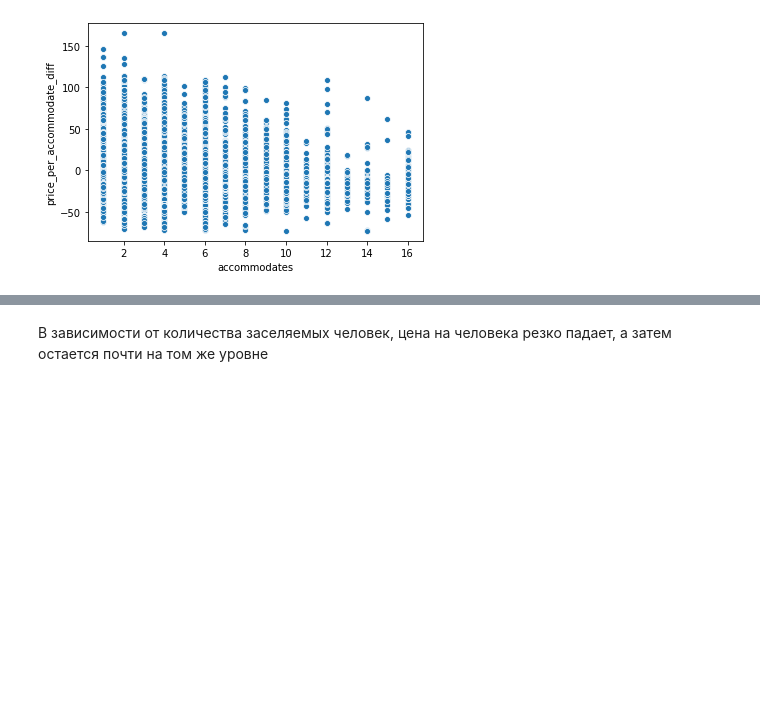
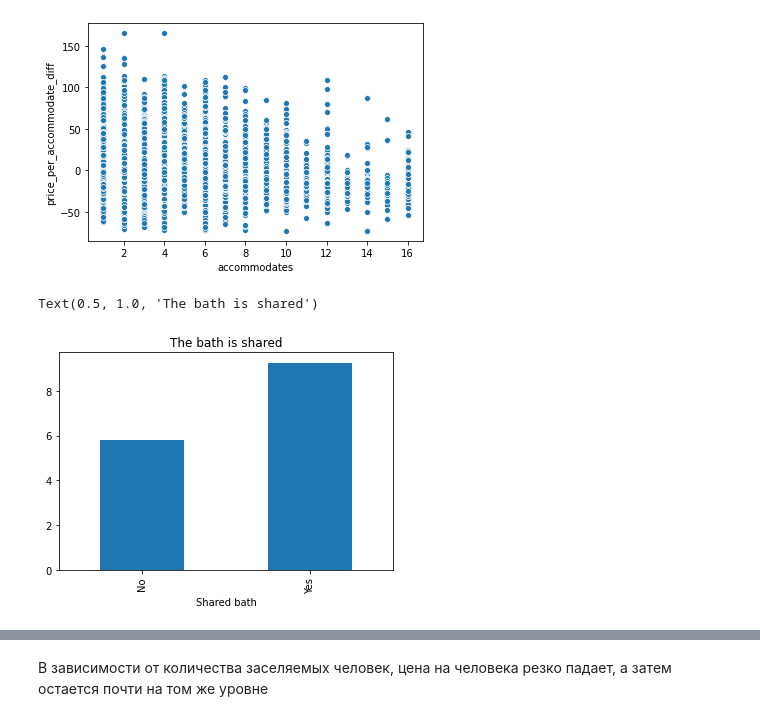
Before and after one commit to belya/test-task, a Jupyter notebook: segmentation-apts.ipynb, the cells around one changed output, grey strips where cells are left out. Drawn from its saved outputs; the diff is of its cells as text; code cells hidden in the pictures; blank space fills up the shorter version.

```diff
--- a/segmentation-apts.ipynb
+++ b/segmentation-apts.ipynb
@@ -187 +189,8 @@ sns.scatterplot(
+# %%
+(-places_df[~places_df["outlier"]].groupby("shared_bath_text")["price_per_accommodate_diff"].mean()).plot(kind="bar")
+plt.xlabel("Shared bath")
+plt.title("The bath is shared - a")
+# %% [output]
+Text(0.5, 1.0, 'The bath is shared')
+[figure, added]
 # %%
```
Also changed, not shown: parts of 2 cells of this notebook, 9 other files.
